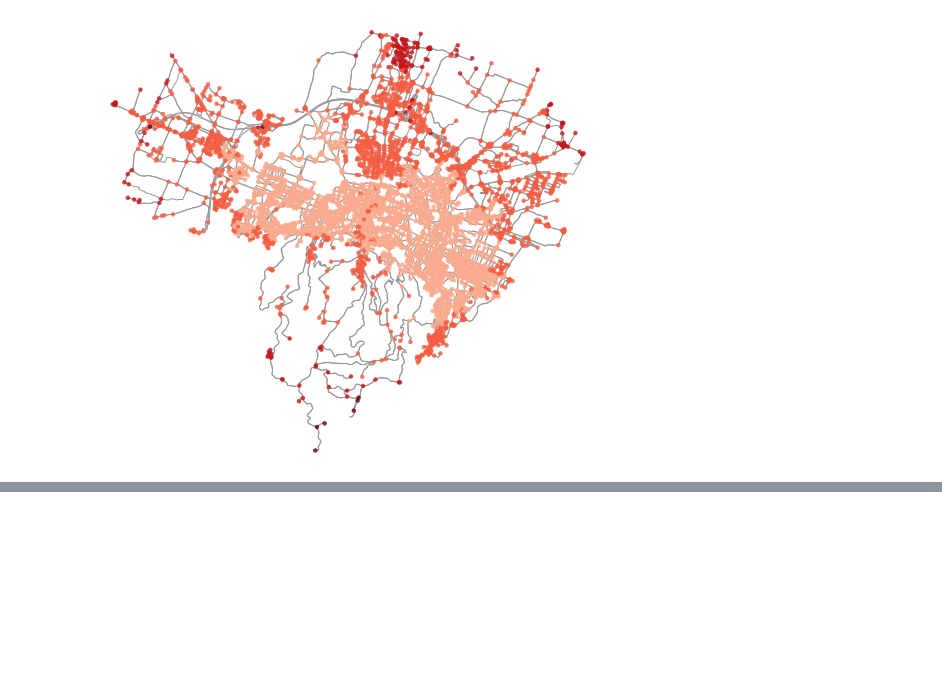
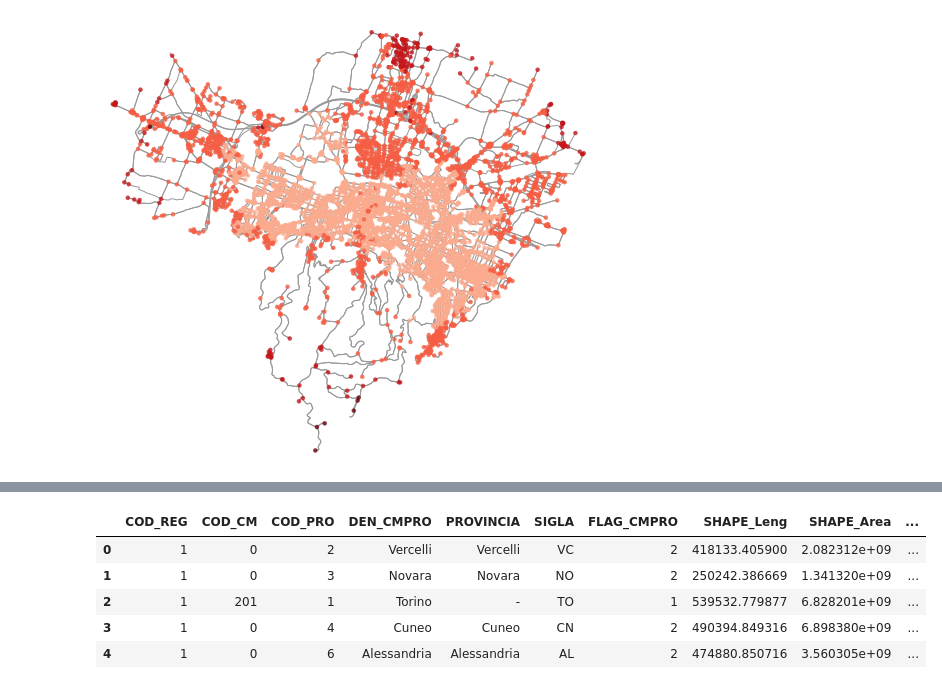
Before and after one commit to mfortini/talks, a Jupyter notebook: 2018-05-07_OpenDataERVETGolinelli/OpenDataEdEmergenze.ipynb, the cells around one changed output, grey strips where cells are left out. Cells and saved outputs as stored; diff of their text form; code cells hidden in the pictures; blank space fills up the shorter version.

```diff
--- a/2018-05-07_OpenDataERVETGolinelli/OpenDataEdEmergenze.ipynb
+++ b/2018-05-07_OpenDataERVETGolinelli/OpenDataEdEmergenze.ipynb
@@ -758,0 +769,9 @@ fig, ax = ox.plot_graph(G, fig_height=8, node_color=nc, node_size=ns, node_alpha
+# %%
+comprov.head()
+# %% [output]
+|  | COD_REG | COD_CM | COD_PRO | DEN_CMPRO | PROVINCIA | SIGLA | FLAG_CMPRO | SHAPE_Leng | SHAPE_Area | ... |
+| 0 | 1 | 0 | 2 | Vercelli | Vercelli | VC | 2 | 418133.405900 | 2.082312e+09 | ... |
+| 1 | 1 | 0 | 3 | Novara | Novara | NO | 2 | 250242.386669 | 1.341320e+09 | ... |
+| 2 | 1 | 201 | 1 | Torino | - | TO | 1 | 539532.779877 | 6.828201e+09 | ... |
+| 3 | 1 | 0 | 4 | Cuneo | Cuneo | CN | 2 | 490394.849316 | 6.898380e+09 | ... |
+| 4 | 1 | 0 | 6 | Alessandria | Alessandria | AL | 2 | 474880.850716 | 3.560305e+09 | ... |
```
Also changed, not shown: parts of 4 cells of this notebook.
